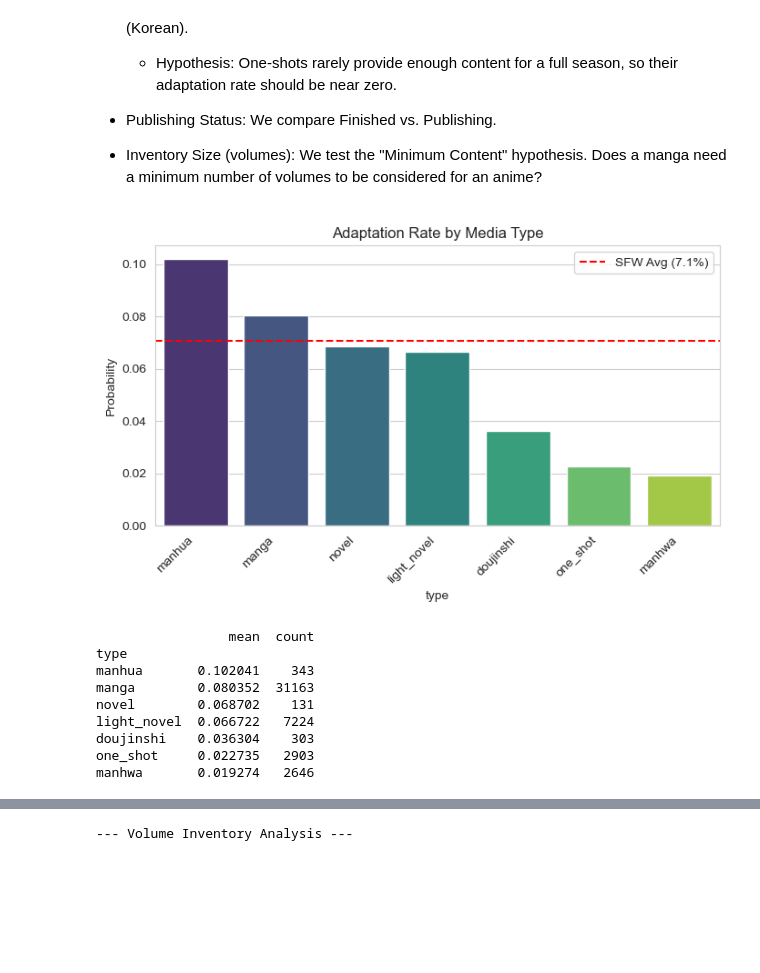
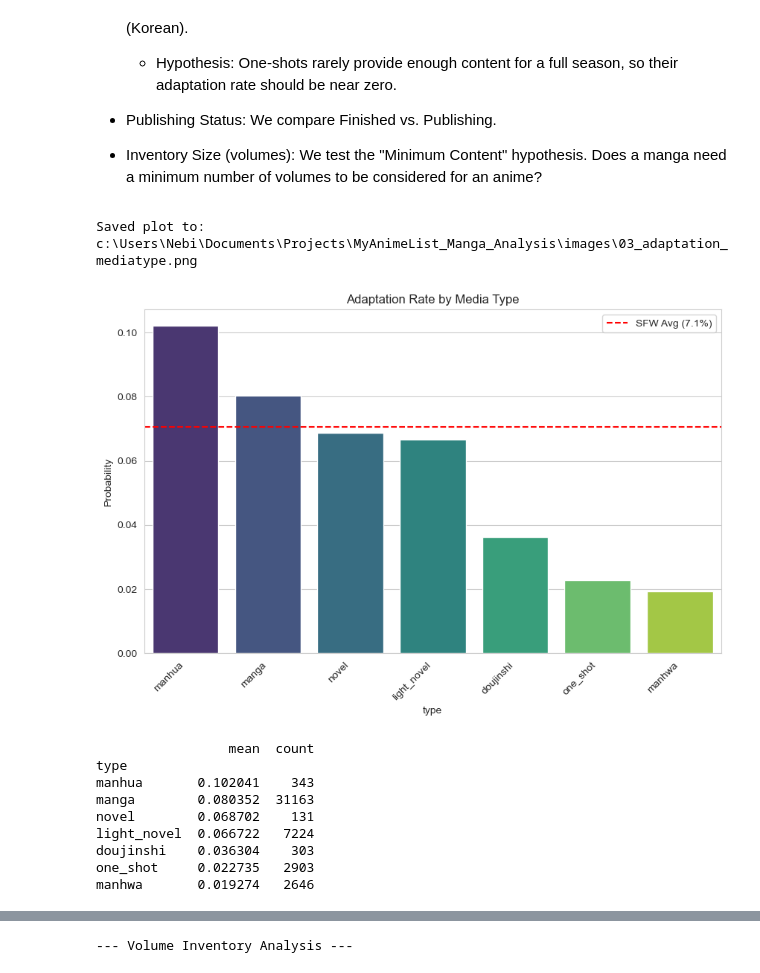
Before and after one commit to kennethyyoung/MyAnimeList_Manga_Analysis, a Jupyter notebook: notebooks/analysis.ipynb, the cells around one changed output, grey strips where cells are left out. Saved outputs shown, nothing was run; the diff lists cells and outputs as text; code cells hidden in the pictures; blank space fills up the shorter version.

Commit message:
feat:add image folder and edit README

```diff
--- a/notebooks/analysis.ipynb
+++ b/notebooks/analysis.ipynb
@@ -194,12 +194,15 @@ if IN_COLAB:
     raw_dir = '.'
     interim_dir = '.'
     processed_dir = '.'
+    img_dir = 'images'
+    os.makedirs(img_dir, exist_ok=True)
 else:
     raw_dir = os.path.join(PROJECT_ROOT, 'data', '01_raw')
     interim_dir = os.path.join(PROJECT_ROOT, 'data', '02_interim')
     processed_dir = os.path.join(PROJECT_ROOT, 'data', '03_processed')
+    img_dir = os.path.join(PROJECT_ROOT, 'images')
 
-    for d in [raw_dir, interim_dir, processed_dir]:
+    for d in [raw_dir, interim_dir, processed_dir, img_dir]:
         os.makedirs(d, exist_ok=True)
 
 print(f"Project Root: {PROJECT_ROOT}")
@@ -848,6 +853,9 @@ axes[2].set_ylabel("Log(Members)")
 axes[2].set_xlabel("Adapted Status")
 
 plt.tight_layout()
+
+save_path = os.path.join(img_dir, '02_log_members_distribution.png')
+plt.savefig(save_path, dpi=300, bbox_inches='tight')
 plt.show()
 
 # Quantitative skew check
@@ -894,13 +902,13 @@ Beyond popularity and quality, the structure of a work dictates its adaptability
 target_df = manga_df[manga_df['sfw'] == True].copy()
 
 # Create box plot based on adaptation rate by feature
-def plot_adaptation_rate(df, col, title, min_threshold=100):
+def plot_adaptation_rate(df, col, title, min_threshold=100, save_name=None):
     # Calculate stats
     stats = df.groupby(col)['is_adapted'].agg(['mean', 'count'])
     # Filter rare categories
     stats = stats[stats['count'] > min_threshold].sort_values(by='mean', ascending=False)
 
-    plt.figure(figsize=(8, 4))
+    plt.figure(figsize=(10, 6)) # Increased size slightly for better readability
     sns.barplot(x=stats.index, y=stats['mean'], palette='viridis', hue=stats.index, legend=False)
 
     # Add Baseline
@@ -911,23 +919,32 @@ def plot_adaptation_rate(df, col, title, min_threshold=100):
     plt.ylabel("Probability")
     plt.xticks(rotation=45, ha='right')
     plt.legend()
+
+    # Save image
+    if save_name:
+        # Assumes 'img_dir' is defined in your global scope
+        save_path = os.path.join(img_dir, save_name)
+        plt.savefig(save_path, dpi=300, bbox_inches='tight')
+        print(f"Saved plot to: {save_path}")
+
     plt.show()
 
     return stats
 # %%
 # Run for Type
-type_stats = plot_adaptation_rate(target_df, 'type', "Adaptation Rate by Media Type")
+type_stats = plot_adaptation_rate(target_df, 'type', "Adaptation Rate by Media Type", save_name='03_adaptation_mediatype.png')
 print(type_stats)
 # %% [output]
+Saved plot to: c:\Users\Nebi\Documents\Projects\MyAnimeList_Manga_Analysis\images\03_adaptation_mediatype.png
-[figure, old version]
+[figure, new version]
-                 mean  count
-type
-manhua       0.102041    343
-manga        0.080352  31163
-novel        0.068702    131
-light_novel  0.066722   7224
-doujinshi    0.036304    303
-one_shot     0.022735   2903
-manhwa       0.019274   2646
+                 mean  count
+type
+manhua       0.102041    343
+manga        0.080352  31163
+novel        0.068702    131
+light_novel  0.066722   7224
+doujinshi    0.036304    303
+one_shot     0.022735   2903
+manhwa       0.019274   2646
 # %%
 # Run for Status
```
Also changed, not shown: parts of 11 cells of this notebook, 13 other files.
